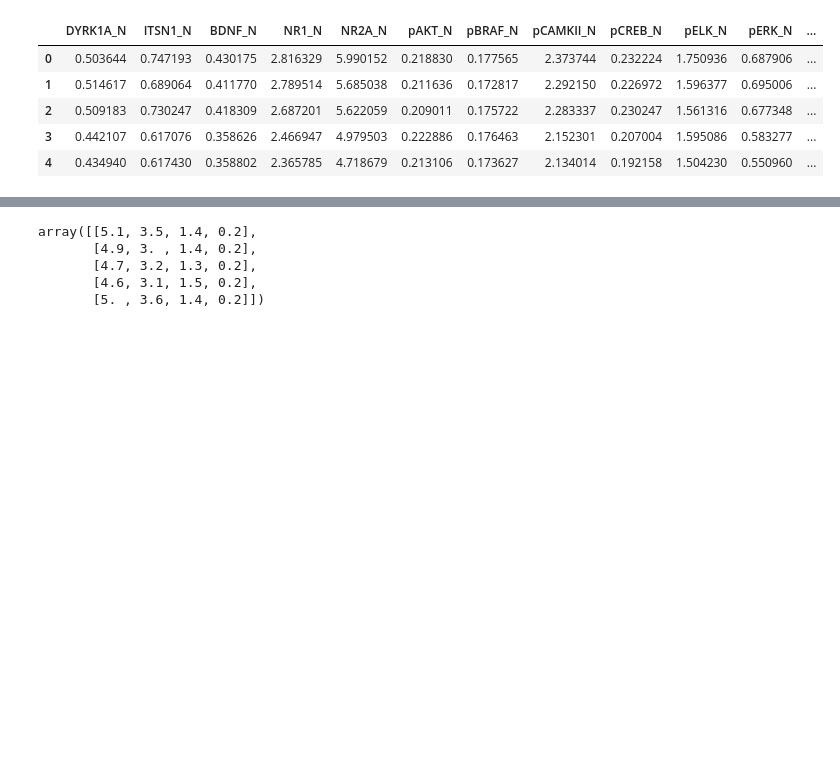
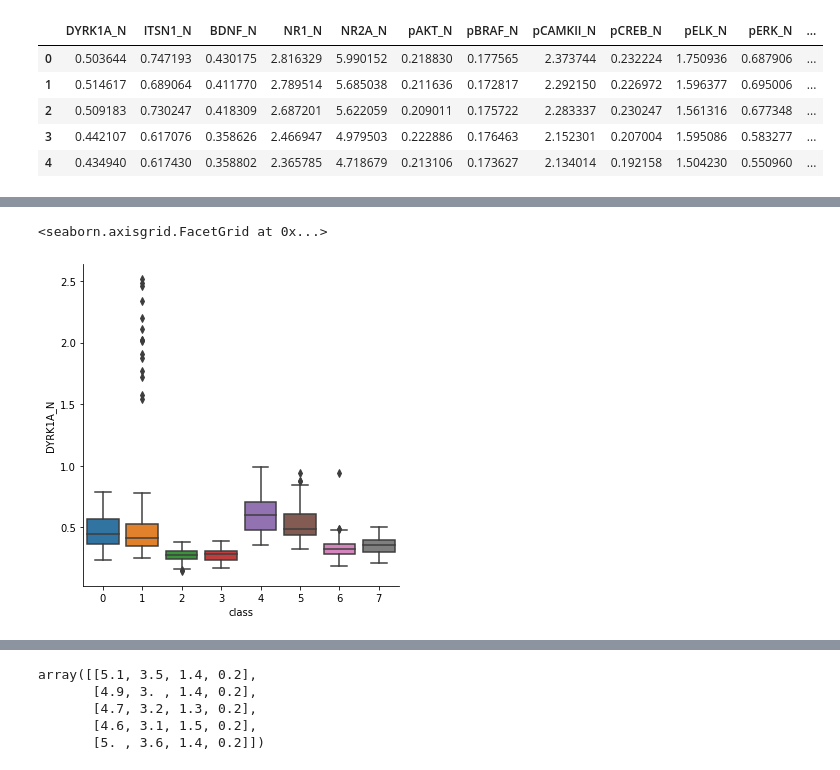
Before and after one commit to malynkovsky/ML_NN_course, a Jupyter notebook: Lab_1/Lab1_Malynkovsky.ipynb, the cells around one changed output, grey strips where cells are left out. Cells and saved outputs as stored; diff of their text form; code cells hidden in the pictures; blank space fills up the shorter version.

```diff
--- a/Lab_1/Lab1_Malynkovsky.ipynb
+++ b/Lab_1/Lab1_Malynkovsky.ipynb
@@ -58,0 +121,5 @@ df.head()
+# %%
+sns.catplot(x="class", y="DYRK1A_N", kind="box", data=df)
+# %% [output]
+<seaborn.axisgrid.FacetGrid at 0x...>
+[figure, added]
```
Also changed, not shown: parts of 16 cells of this notebook.
